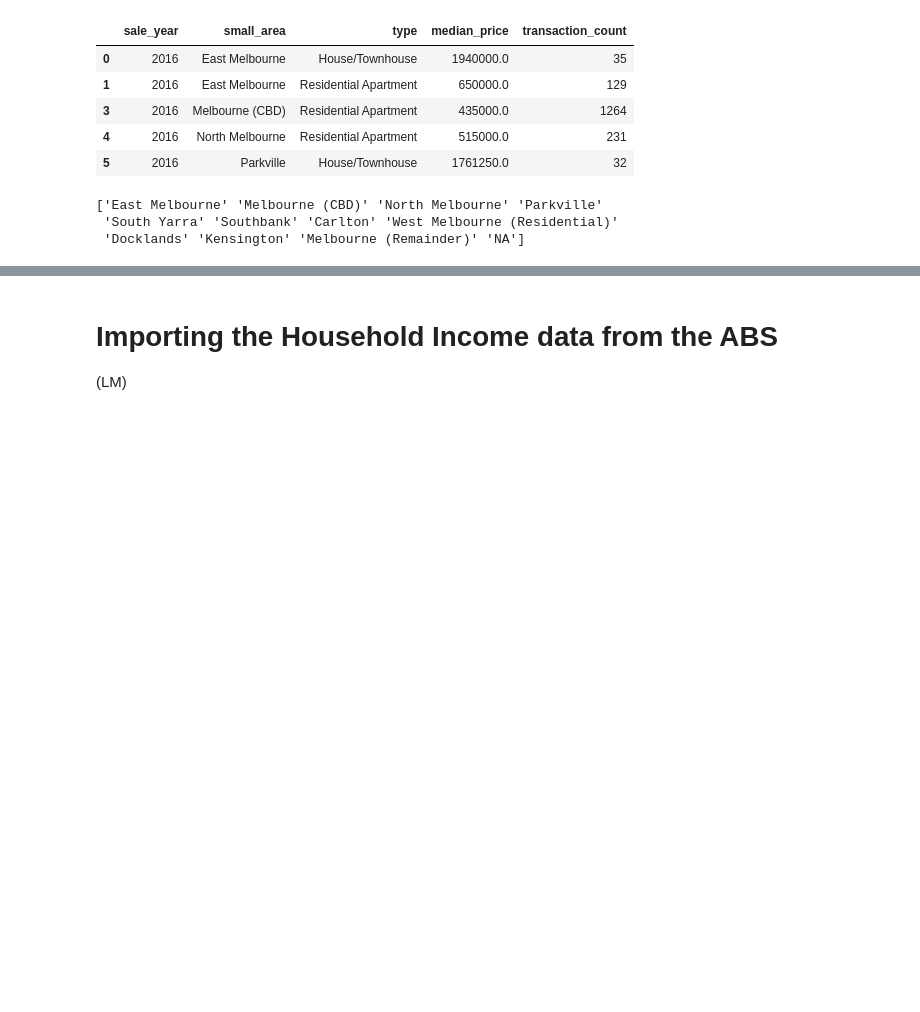
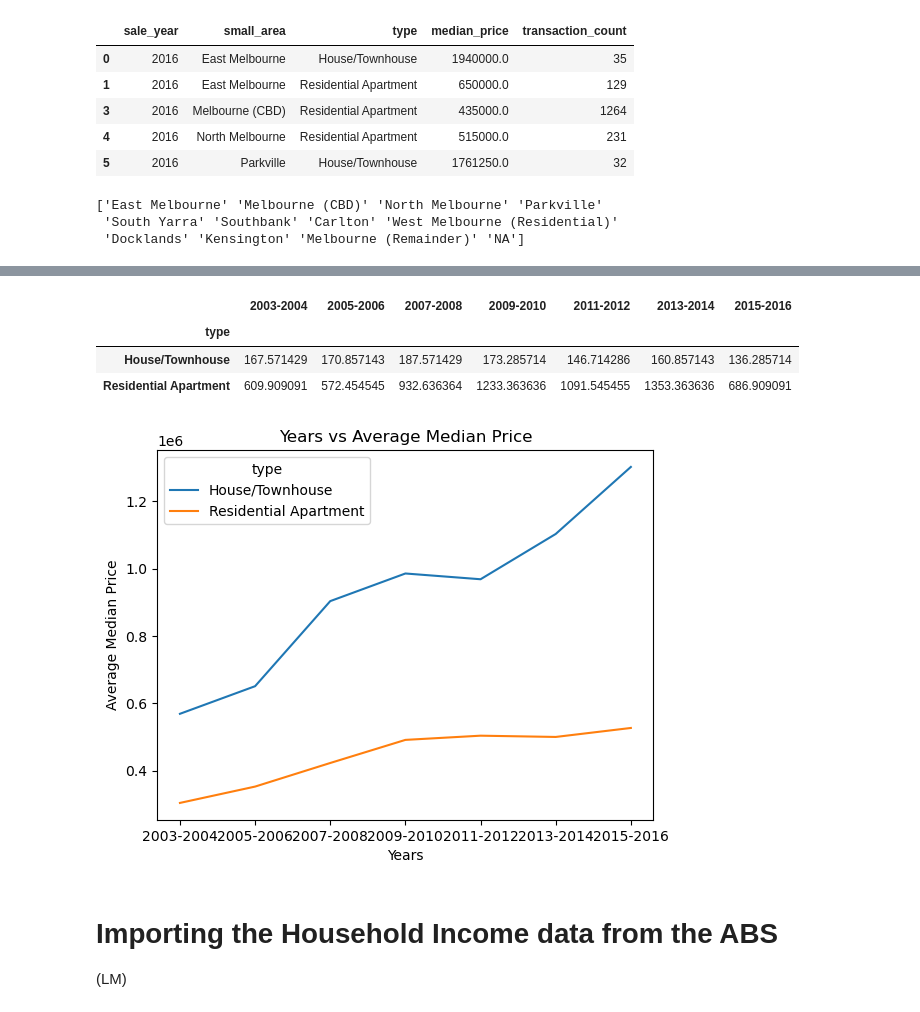
Before and after one commit to ElizabethDashwood/project-one-team2, a Jupyter notebook: Chart and graphs.ipynb, the cells around one changed output, grey strips where cells are left out. Saved outputs shown, nothing was run; the diff lists cells and outputs as text; code cells hidden in the pictures; blank space fills up the shorter version.

Commit message:
Bar and chart updated

```diff
--- a/Chart and graphs.ipynb
+++ b/Chart and graphs.ipynb
@@ -77,37 +77,3 @@ print(house_price_df["small_area"].unique())
 ['East Melbourne' 'Melbourne (CBD)' 'North Melbourne' 'Parkville'
  'South Yarra' 'Southbank' 'Carlton' 'West Melbourne (Residential)'
  'Docklands' 'Kensington' 'Melbourne (Remainder)' 'NA']
-# %%
-# Modifying house_price_df for 2 year ranges, to compare with Income Data
-starting_years = list(range(2003,2015 + 1,2))
-
-# empty list to store new dictionaries
-houseTH_median_price_two_year_dict = {}
-houseTH_sum_transactions_two_year_dict = {}
-ResApt_median_price_two_year_dict = {}
-ResApt_sum_transactions_two_year_dict = {}
-
-# loop through year ranges
-for year in starting_years:
-    st_year = house_price_df[house_price_df["sale_year"] == str(year)]
-    en_year = house_price_df[house_price_df["sale_year"] == str(year + 1)]
-
-    # get intersection
-    two_year = pd.merge(st_year, en_year, how ='inner', on =['small_area', 'type'])
-    average_2y = (two_year["median_price_x"] + two_year["median_price_y"])/2
-
-    # get rid of "Docklands House/Townhouse" and "Southbank House/Townhouse"
-
-    # for House/Townhouses
-    # add together transaction counts, and average median prices
-
-    # for Residential Apartment
-    # add together transaction counts, and average median prices
-
-
-    # make new dictionary - merge all dictionaries later
-    temp = {}
-    #temp.[f"%s-%s" % (year, year + 1)] = average_2y["small_area"].tolist()
-
-    print(two_year[["sale_year_x","small_area","type"]])
-    print("\n\n")
@@ -131,0 +141,4 @@ for year in starting_years:
+# %%
+# median price DF
+median_price_two_year_df = pd.DataFrame(median_price_two_year_dict)
+median_price_two_year_df.head(17)
@@ -132,3 +150,21 @@ for year in starting_years:
+# %%
+    # number of transactions DF
+    sum_transactions_two_year_df = pd.DataFrame(sum_transactions_two_year_dict)
+    sum_transactions_two_year_df.head(17)
+# %% [output]
+|  | 2003-2004 | 2005-2006 | 2007-2008 | 2009-2010 | 2011-2012 | 2013-2014 | 2015-2016 |
+| type |  |  |  |  |  |  |  |
+| House/Townhouse | 167.571429 | 170.857143 | 187.571429 | 173.285714 | 146.714286 | 160.857143 | 136.285714 |
+| Residential Apartment | 609.909091 | 572.454545 | 932.636364 | 1233.363636 | 1091.545455 | 1353.363636 | 686.909091 |
+# %%
+# create line graph for average median price vs Years
+median_price_two_year_df.T.plot()
+plt.title("Years vs Average Median Price")
+plt.xlabel("Years")
+plt.ylabel("Average Median Price")
+plt.show()
+# %% [output]
+[figure, added]
 # %% [markdown]
 # Importing the Household Income data from the ABS
 (LM)
```
Also changed, not shown: parts of 64 cells of this notebook, 10 other files.
